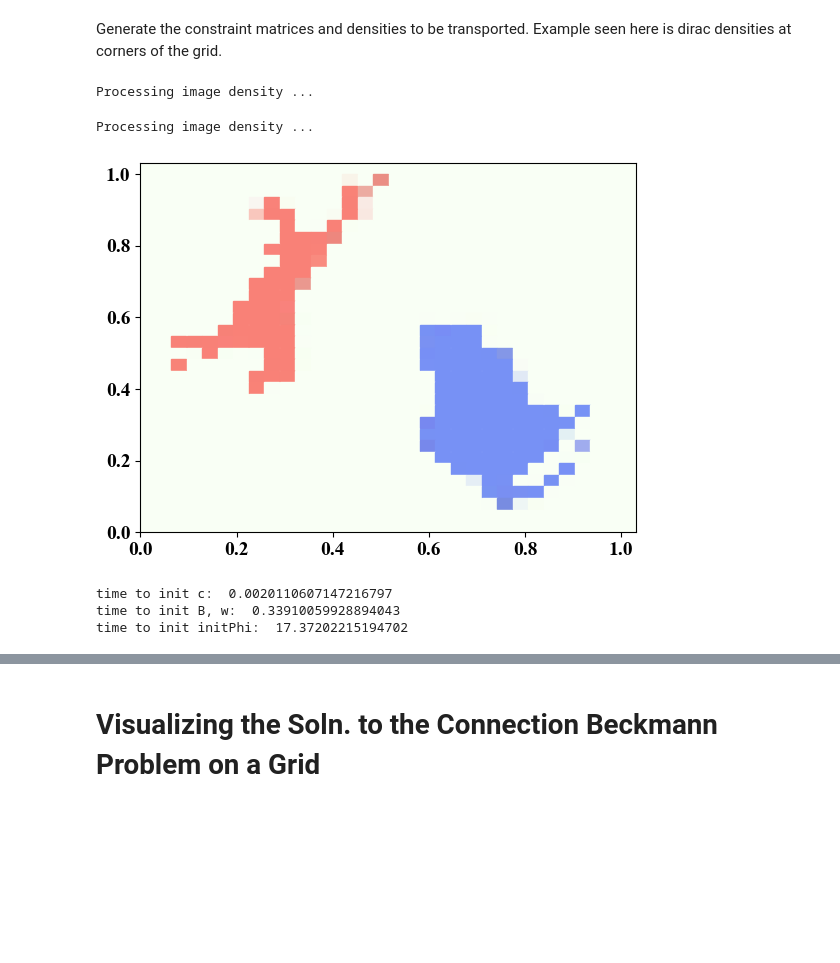
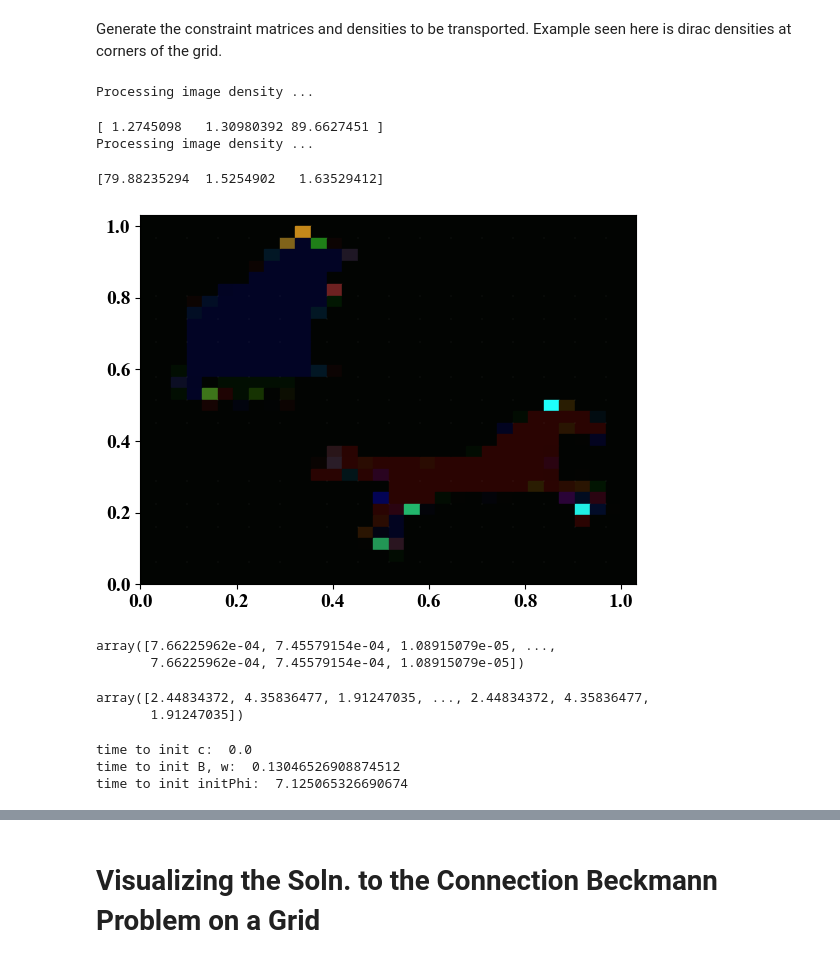
Before and after one commit to sawyer-jack-1/connection-graph-wasserstein, a Jupyter notebook: connection_beckmann_images.ipynb, the cells around one changed output, grey strips where cells are left out. Drawn from its saved outputs; the diff is of its cells as text; code cells hidden in the pictures; blank space fills up the shorter version.

Commit message:
improved grid notebooks

```diff
--- a/connection_beckmann_images.ipynb
+++ b/connection_beckmann_images.ipynb
@@ -107,14 +123,26 @@ def renderColorDensityAsImage(grid, localizedColorDensity):
     plt.show()
 # %%
 
-cat = colorDensityFromImage(gridGraph, 'data/red_horse_2.jpg')
-horse = colorDensityFromImage(gridGraph, 'data/blue_cat_2.jpg')
+cat, sCat = colorDensityFromImage(gridGraph, 'data/blue_cat_on_black_1.jpg', output_weights=True)
+horse, sHorse = colorDensityFromImage(gridGraph, 'data/red_horse_on_black_1.jpg', output_weights=True)
 
-renderColorDensityAsImage(gridGraph, cat + horse)
+renderColorDensityAsImage(gridGraph, cat + horse, normalization=sCat + sHorse)
 # %% [output]
 Processing image density ...
+[ 1.2745098   1.30980392 89.6627451 ]
 Processing image density ...
+[79.88235294  1.5254902   1.63529412]
-[figure, old version]
+[figure, new version]
+# %%
+cat
+# %% [output]
+array([7.66225962e-04, 7.45579154e-04, 1.08915079e-05, ...,
+       7.66225962e-04, 7.45579154e-04, 1.08915079e-05])
+# %%
+(cat + horse) / np.max(cat + horse) * 255
+# %% [output]
+array([2.44834372, 4.35836477, 1.91247035, ..., 2.44834372, 4.35836477,
+       1.91247035])
 # %%
 import torch
 import time
@@ -122,7 +150,7 @@ import time
 t0 = time.time()
 
 c = cat - horse
-c.reshape((gridGraph.nNodes, INTRINSIC_DIM))
+c.reshape((gridGraph.number_of_nodes(), INTRINSIC_DIM))
 c = torch.tensor(c)
 
 t1 = time.time()
@@ -140,7 +168,7 @@ initialPhi = -np.matmul(sp.linalg.pinvh(np.matmul(B, B.T)), c)
 t3 = time.time()
 print("time to init initPhi: ", t3-t2)
 # %% [output]
-time to init c:  0.0020110607147216797
-time to init B, w:  0.33910059928894043
-time to init initPhi:  17.37202215194702
+time to init c:  0.0
+time to init B, w:  0.13046526908874512
+time to init initPhi:  7.125065326690674
 # %%
```
Also changed, not shown: parts of 9 cells of this notebook, 6 other files.
